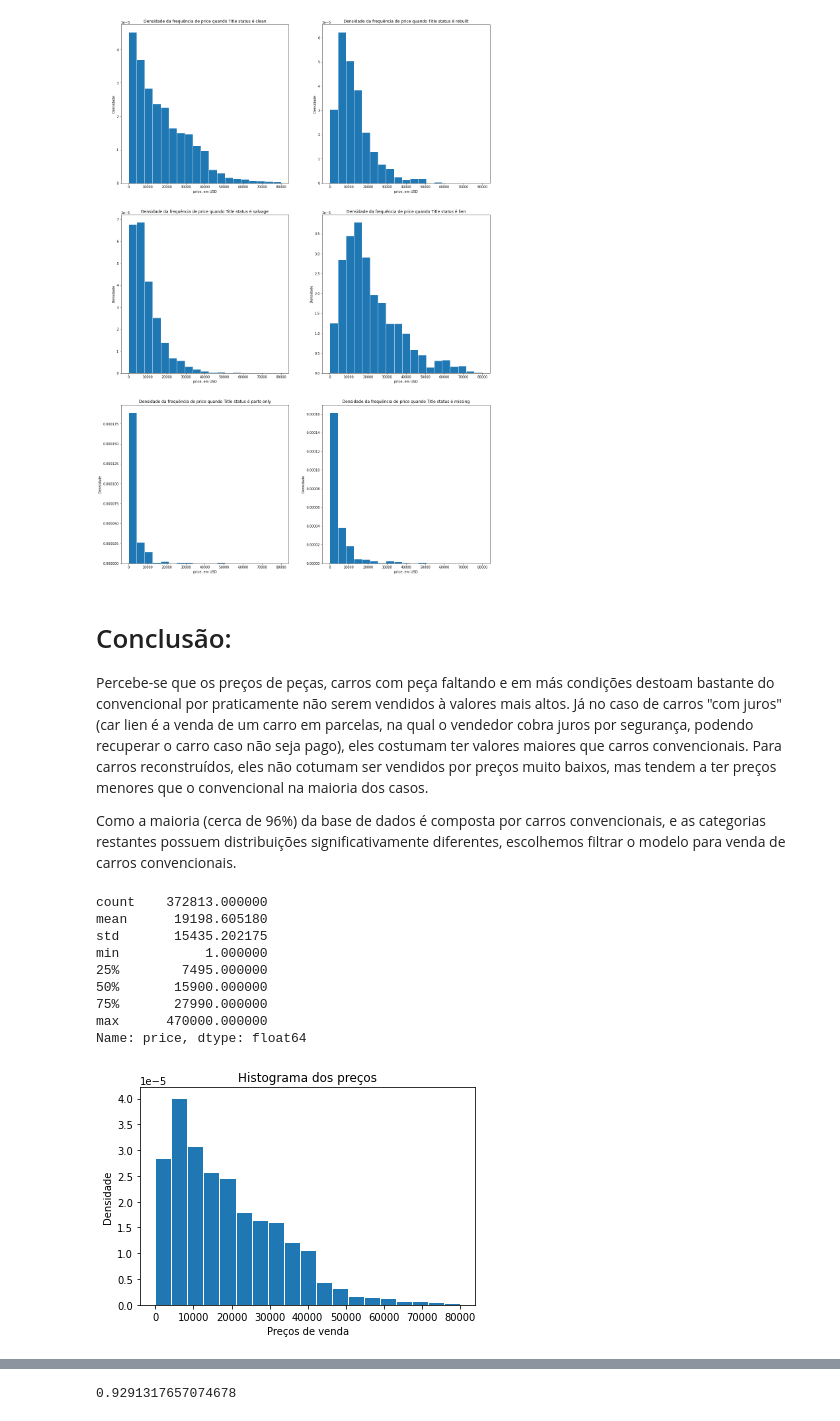
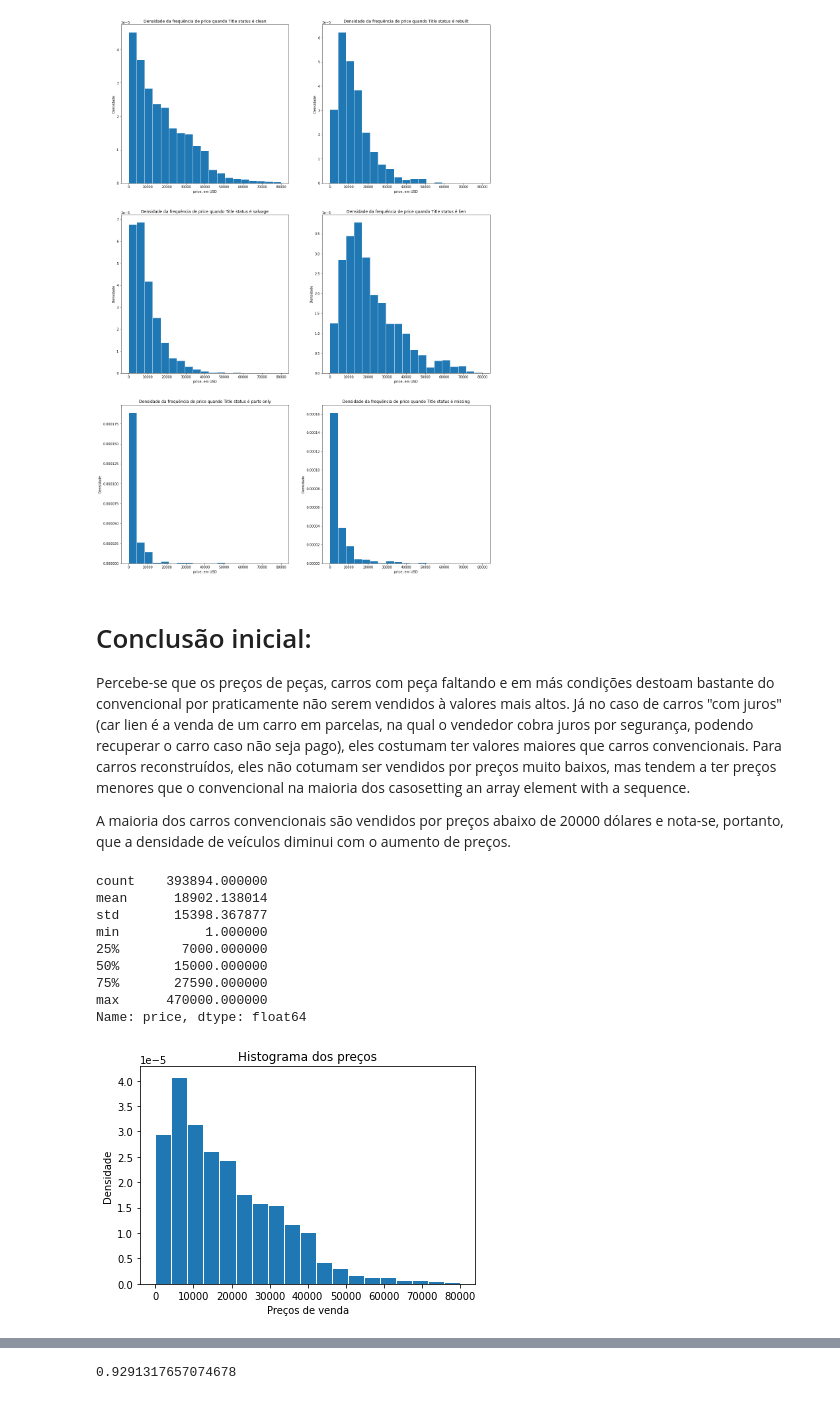
Before and after one commit to MekhyW/Car-Resell-Price-Predictor, a Jupyter notebook: Predictor.ipynb, the cells around one changed output, grey strips where cells are left out. Drawn from its saved outputs; the diff is of its cells as text; code cells hidden in the pictures.

```diff
--- a/Predictor.ipynb
+++ b/Predictor.ipynb
@@ -90,39 +90,38 @@ parts only    0.000473
 Name: title_status, dtype: float64
 [figure]
 # %% [markdown]
-# Conclusão:
+# Conclusão inicial:
 
-Percebe-se que os preços de peças, carros com peça faltando e em más condições destoam bastante do convencional por praticamente não serem vendidos à valores mais altos. Já no caso de carros "com juros" (car lien é a venda de um carro em parcelas, na qual o vendedor cobra juros por segurança, podendo recuperar o carro caso não seja pago), eles costumam ter valores maiores que carros convencionais. Para carros reconstruídos, eles não cotumam ser vendidos por preços muito baixos, mas tendem a ter preços menores que o convencional na maioria dos casos.
+Percebe-se que os preços de peças, carros com peça faltando e em más condições destoam bastante do convencional por praticamente não serem vendidos à valores mais altos. Já no caso de carros "com juros" (car lien é a venda de um carro em parcelas, na qual o vendedor cobra juros por segurança, podendo recuperar o carro caso não seja pago), eles costumam ter valores maiores que carros convencionais. Para carros reconstruídos, eles não cotumam ser vendidos por preços muito baixos, mas tendem a ter preços menores que o convencional na maioria dos casosetting an array element with a sequence.
 
-Como a maioria (cerca de 96%) da base de dados é composta por carros convencionais, e as categorias restantes possuem distribuições significativamente diferentes, escolhemos filtrar o modelo para venda de carros convencionais.
+A maioria dos carros convencionais são vendidos por preços abaixo de 20000 dólares e nota-se, portanto, que a densidade de veículos diminui com o aumento de preços.
 # %%
 #Retirando preços excepcionais (nulos ou acima de 500000 dólares)
 Dataset = Dataset.loc[Dataset['price'] > 0]
 Dataset = Dataset.loc[Dataset['price'] < 0.5*(10**6)]
 
 # Histograma de preços
-dados = Dataset.loc[Dataset.title_status == 'clean',:]
 
 # Valores de interesse para basear as faixas
-print(dados.price.describe())
+print(Dataset.price.describe())
 
 
-plt.hist(dados.price,bins=bins,edgecolor='white',density=True)
+plt.hist(Dataset.price,bins=np.linspace(0,8e+4,20),edgecolor='white',density=True)
 plt.title('Histograma dos preços')
 plt.xlabel('Preços de venda')
 plt.ylabel('Densidade')
 plt.show()
 # %% [output]
-count    372813.000000
-mean      19198.605180
-std       15435.202175
+count    393894.000000
+mean      18902.138014
+std       15398.367877
 min           1.000000
-25%        7495.000000
-50%       15900.000000
-75%       27990.000000
+25%        7000.000000
+50%       15000.000000
+75%       27590.000000
 max      470000.000000
 Name: price, dtype: float64
-[figure, old version]
+[figure, new version]
 # %%
 # O gráfico se assemelha com uma exponencial, para verificar temos que:
 
```
Also changed, not shown: parts of 8 cells of this notebook.
